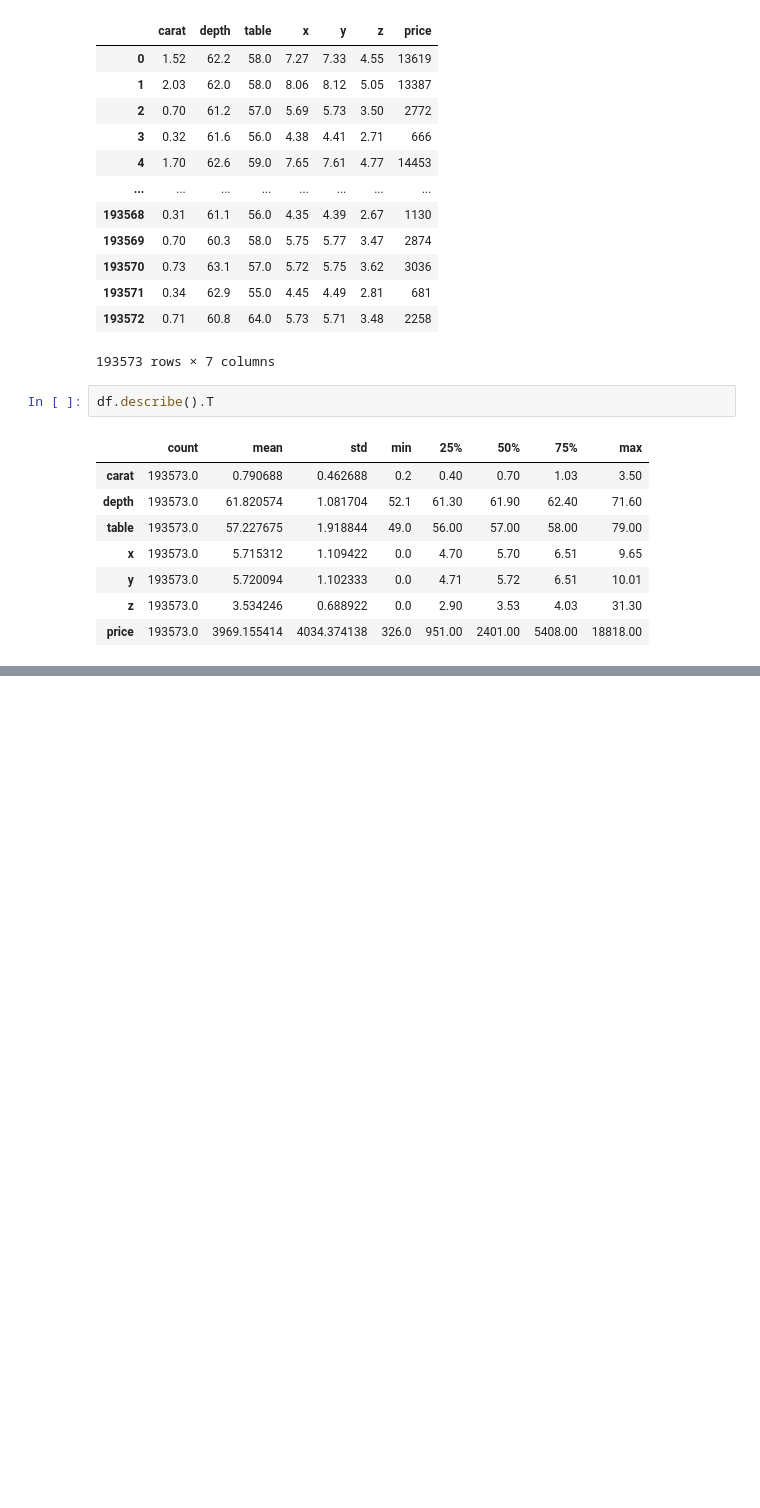
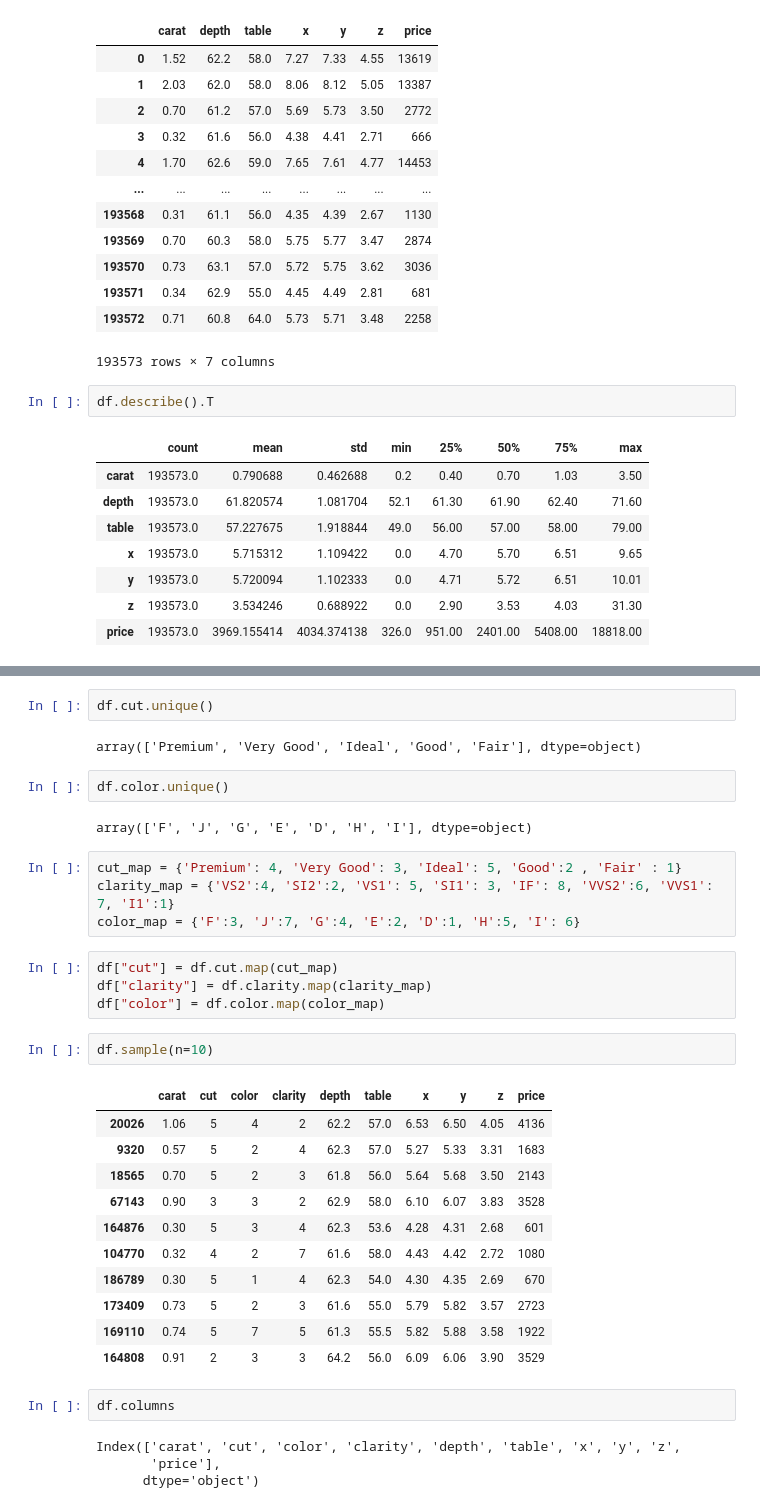
Before and after one commit to Shripad0618/fsdsendtoend, a Jupyter notebook: notebooks/research.ipynb, the cells around one changed output, grey strips where cells are left out. Drawn from its saved outputs; the diff is of its cells as text; blank space fills up the shorter version.

```diff
--- a/notebooks/research.ipynb
+++ b/notebooks/research.ipynb
@@ -188,0 +243,36 @@ df.describe().T
+# %%
+df.cut.unique()
+# %% [output]
+array(['Premium', 'Very Good', 'Ideal', 'Good', 'Fair'], dtype=object)
+# %%
+df.color.unique()
+# %% [output]
+array(['F', 'J', 'G', 'E', 'D', 'H', 'I'], dtype=object)
+# %%
+cut_map = {'Premium': 4, 'Very Good': 3, 'Ideal': 5, 'Good':2 , 'Fair' : 1}
+clarity_map = {'VS2':4, 'SI2':2, 'VS1': 5, 'SI1': 3, 'IF': 8, 'VVS2':6, 'VVS1': 7, 'I1':1}
+color_map = {'F':3, 'J':7, 'G':4, 'E':2, 'D':1, 'H':5, 'I': 6}
+# %%
+df["cut"] = df.cut.map(cut_map)
+df["clarity"] = df.clarity.map(clarity_map)
+df["color"] = df.color.map(color_map)
+# %%
+df.sample(n=10)
+# %% [output]
+|  | carat | cut | color | clarity | depth | table | x | y | z | price |
+| 20026 | 1.06 | 5 | 4 | 2 | 62.2 | 57.0 | 6.53 | 6.50 | 4.05 | 4136 |
+| 9320 | 0.57 | 5 | 2 | 4 | 62.3 | 57.0 | 5.27 | 5.33 | 3.31 | 1683 |
+| 18565 | 0.70 | 5 | 2 | 3 | 61.8 | 56.0 | 5.64 | 5.68 | 3.50 | 2143 |
+| 67143 | 0.90 | 3 | 3 | 2 | 62.9 | 58.0 | 6.10 | 6.07 | 3.83 | 3528 |
+| 164876 | 0.30 | 5 | 3 | 4 | 62.3 | 53.6 | 4.28 | 4.31 | 2.68 | 601 |
+| 104770 | 0.32 | 4 | 2 | 7 | 61.6 | 58.0 | 4.43 | 4.42 | 2.72 | 1080 |
+| 186789 | 0.30 | 5 | 1 | 4 | 62.3 | 54.0 | 4.30 | 4.35 | 2.69 | 670 |
+| 173409 | 0.73 | 5 | 2 | 3 | 61.6 | 55.0 | 5.79 | 5.82 | 3.57 | 2723 |
+| 169110 | 0.74 | 5 | 7 | 5 | 61.3 | 55.5 | 5.82 | 5.88 | 3.58 | 1922 |
+| 164808 | 0.91 | 2 | 3 | 3 | 64.2 | 56.0 | 6.09 | 6.06 | 3.90 | 3529 |
+# %%
+df.columns
+# %% [output]
+Index(['carat', 'cut', 'color', 'clarity', 'depth', 'table', 'x', 'y', 'z',
+       'price'],
+      dtype='object')
```
Also changed, not shown: parts of 9 cells of this notebook, 1 other file.
